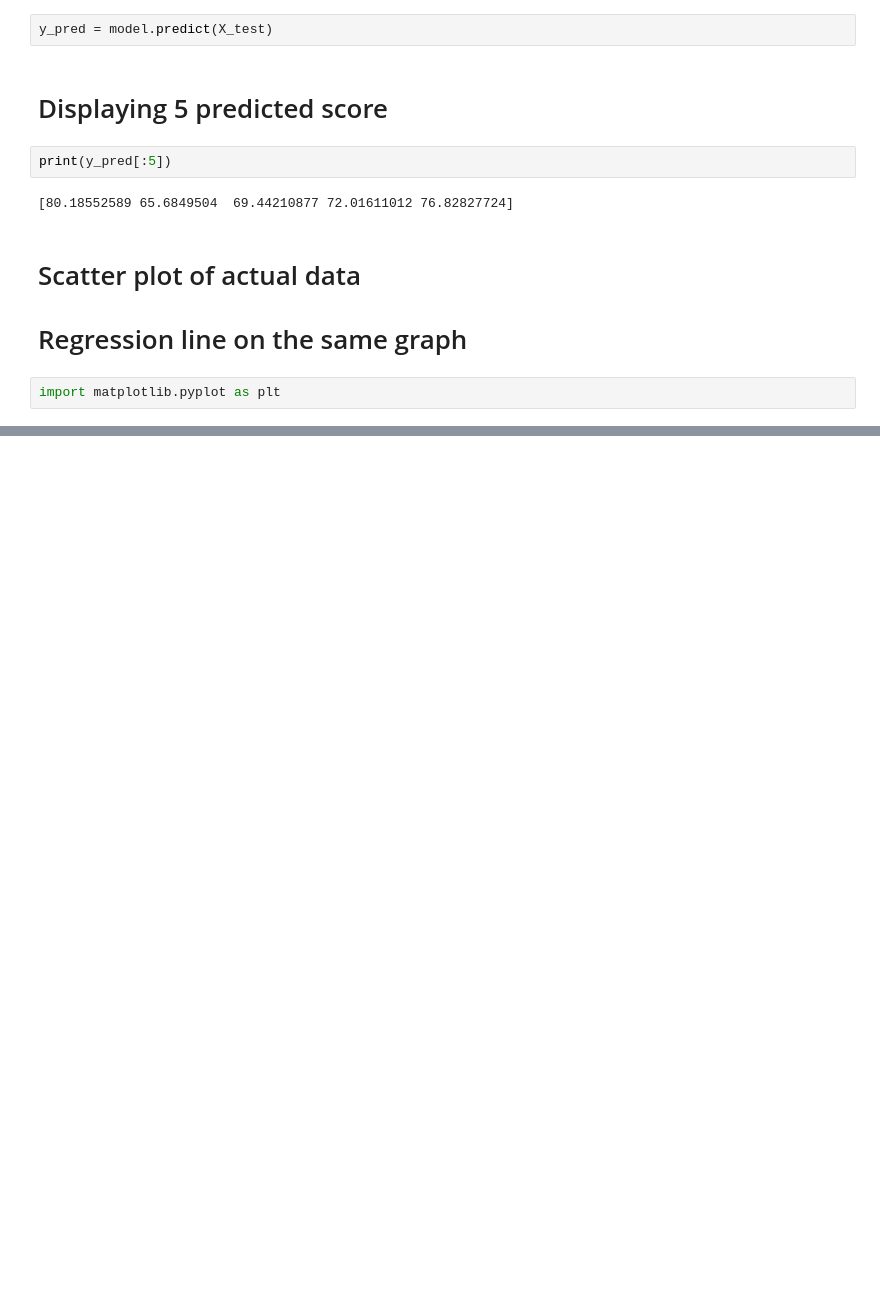
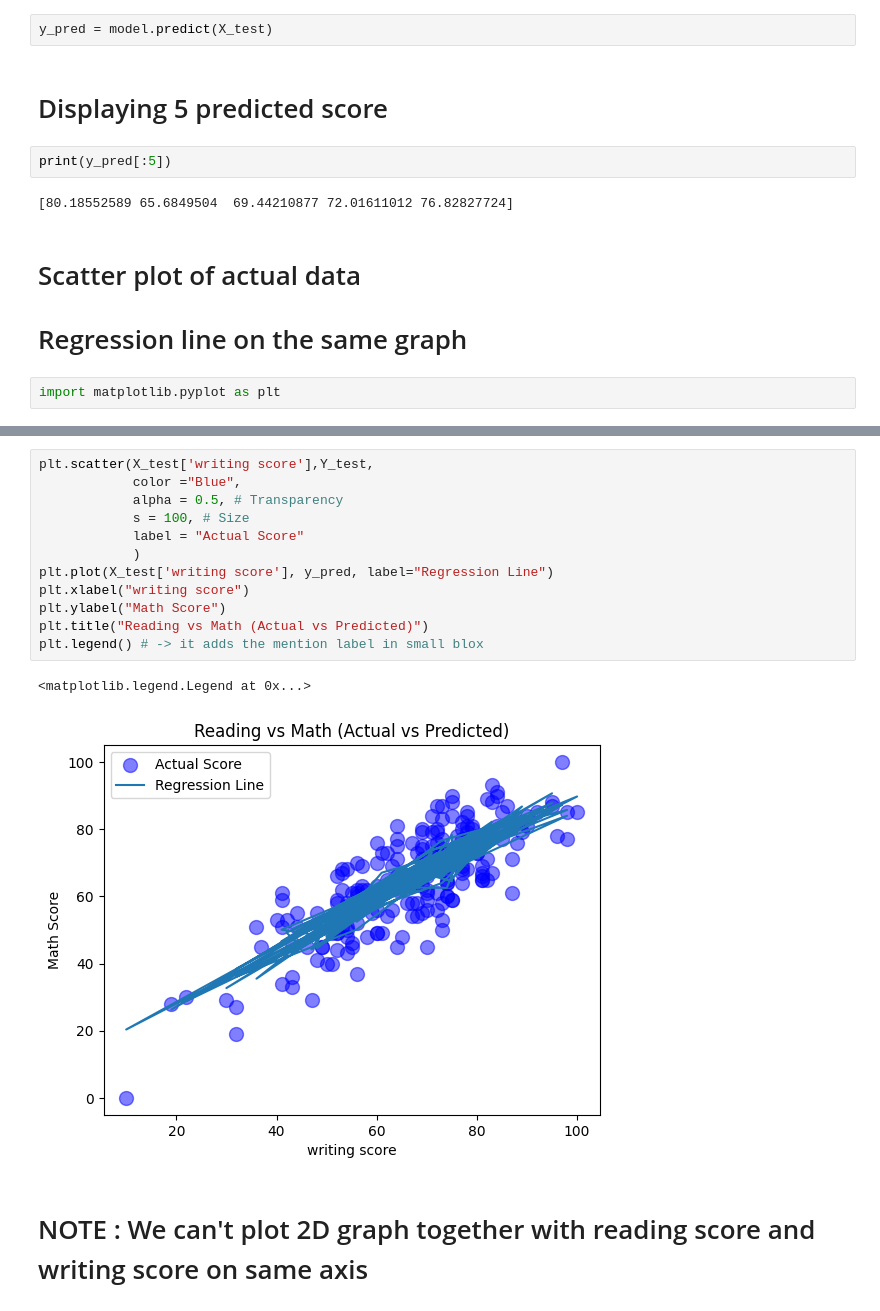
Before and after one commit to Garvit-7-Agarwal/Assignment2-AI-ML, a Jupyter notebook: TASK4.ipynb, the cells around one changed output, grey strips where cells are left out. Cells and saved outputs as stored; diff of their text form; blank space fills up the shorter version.

```diff
--- a/TASK4.ipynb
+++ b/TASK4.ipynb
@@ -69,3 +69,20 @@ plt.legend() # -> it adds the mention label in small blox
 # %% [output]
 <matplotlib.legend.Legend at 0x...>
 [figure]
+# %%
+plt.scatter(X_test['writing score'],Y_test,
+            color ="Blue",
+            alpha = 0.5, # Transparency
+            s = 100, # Size
+            label = "Actual Score"
+            )
+plt.plot(X_test['writing score'], y_pred, label="Regression Line")
+plt.xlabel("writing score")
+plt.ylabel("Math Score")
+plt.title("Reading vs Math (Actual vs Predicted)")
+plt.legend() # -> it adds the mention label in small blox
+# %% [output]
+<matplotlib.legend.Legend at 0x...>
+[figure, added]
+# %% [markdown]
+# NOTE : We can't plot 2D graph together with reading score and writing score on same axis
```
Also changed, not shown: parts of 1 cell of this notebook.
